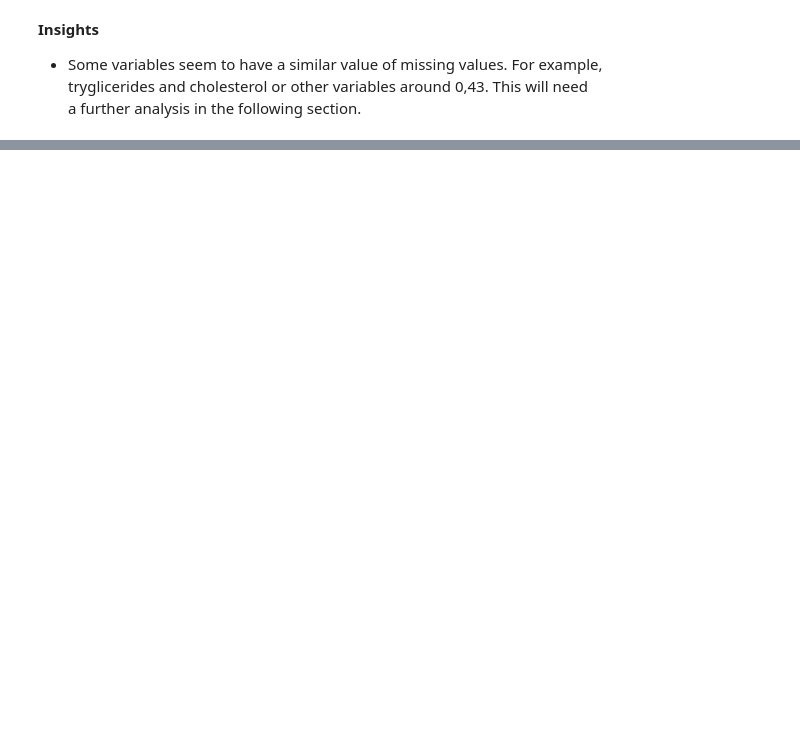
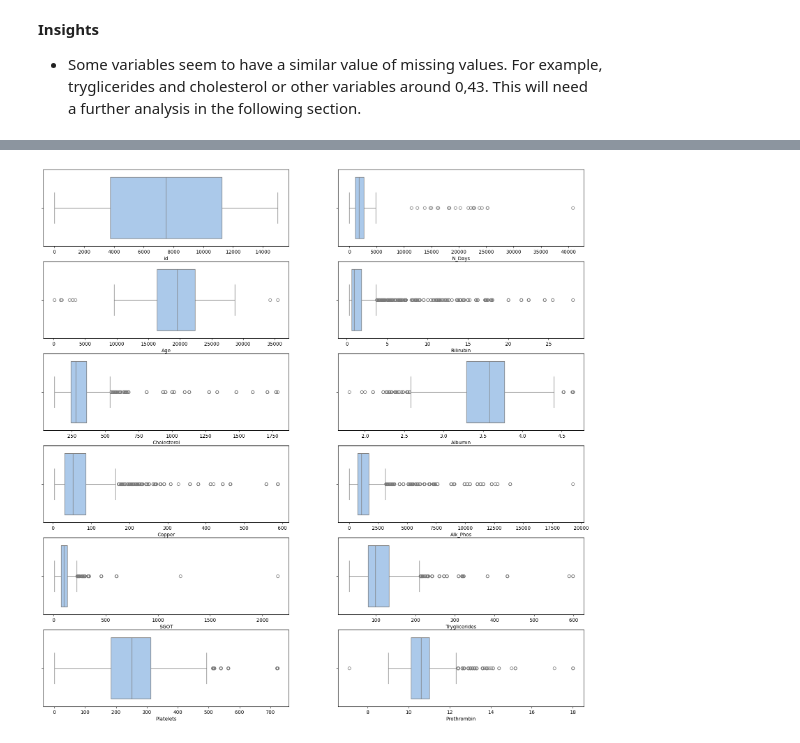
Before and after one commit to Ezequiel-Hurtado/multiclass-classification, a Jupyter notebook: scripts/EDA.ipynb, the cells around one changed output, grey strips where cells are left out. Drawn from its saved outputs; the diff is of its cells as text; code cells hidden in the pictures; blank space fills up the shorter version.

```diff
--- a/scripts/EDA.ipynb
+++ b/scripts/EDA.ipynb
@@ -643,0 +251,7 @@ plt.show()
+# %%
+fig, ax = plt.subplots(6,2, figsize = (20,20))
+for i, subplots in zip(quant_col, ax.flatten()) :
+    sns.boxplot(df_train, x = i, ax = subplots ,palette= 'pastel')
+fig.show()
+# %% [output]
+[figure, added]
```
Also changed, not shown: parts of 148 cells of this notebook, 3 other files.
